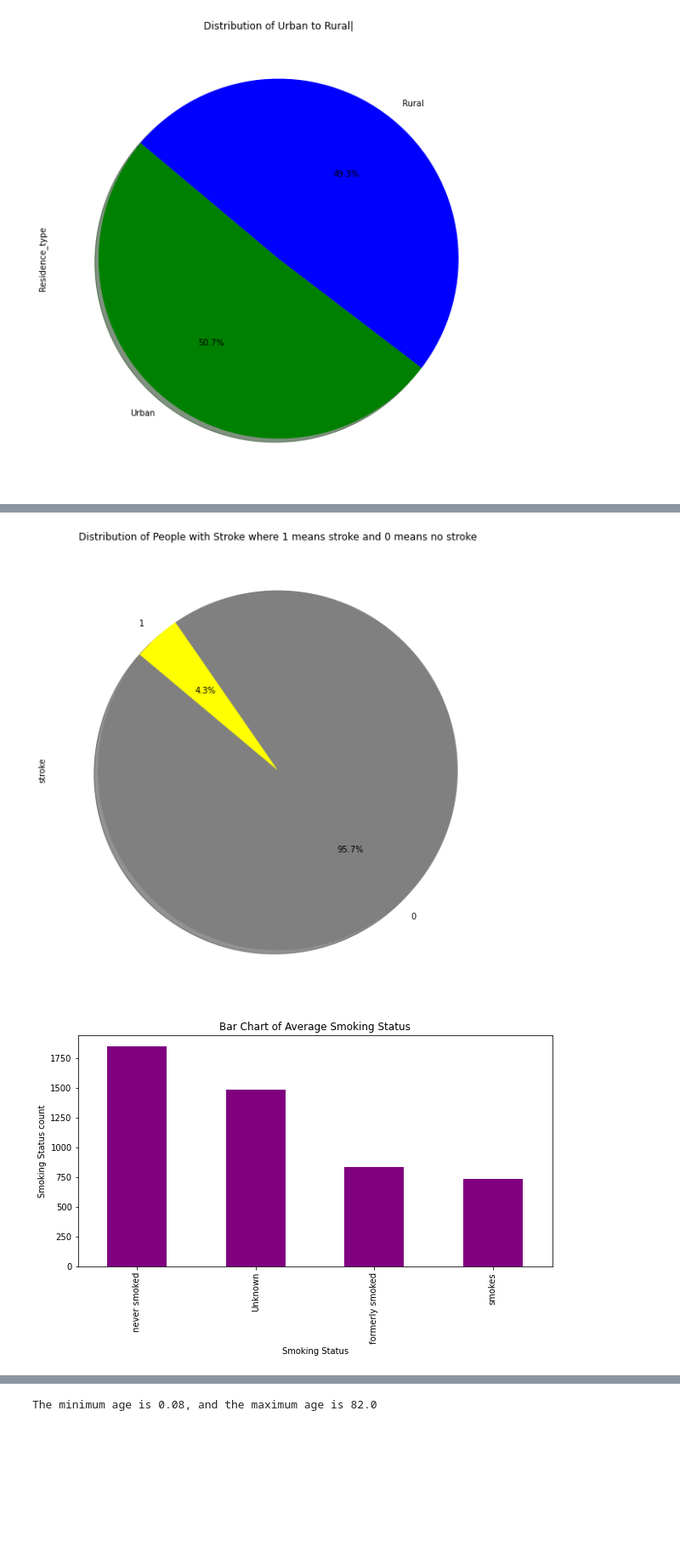
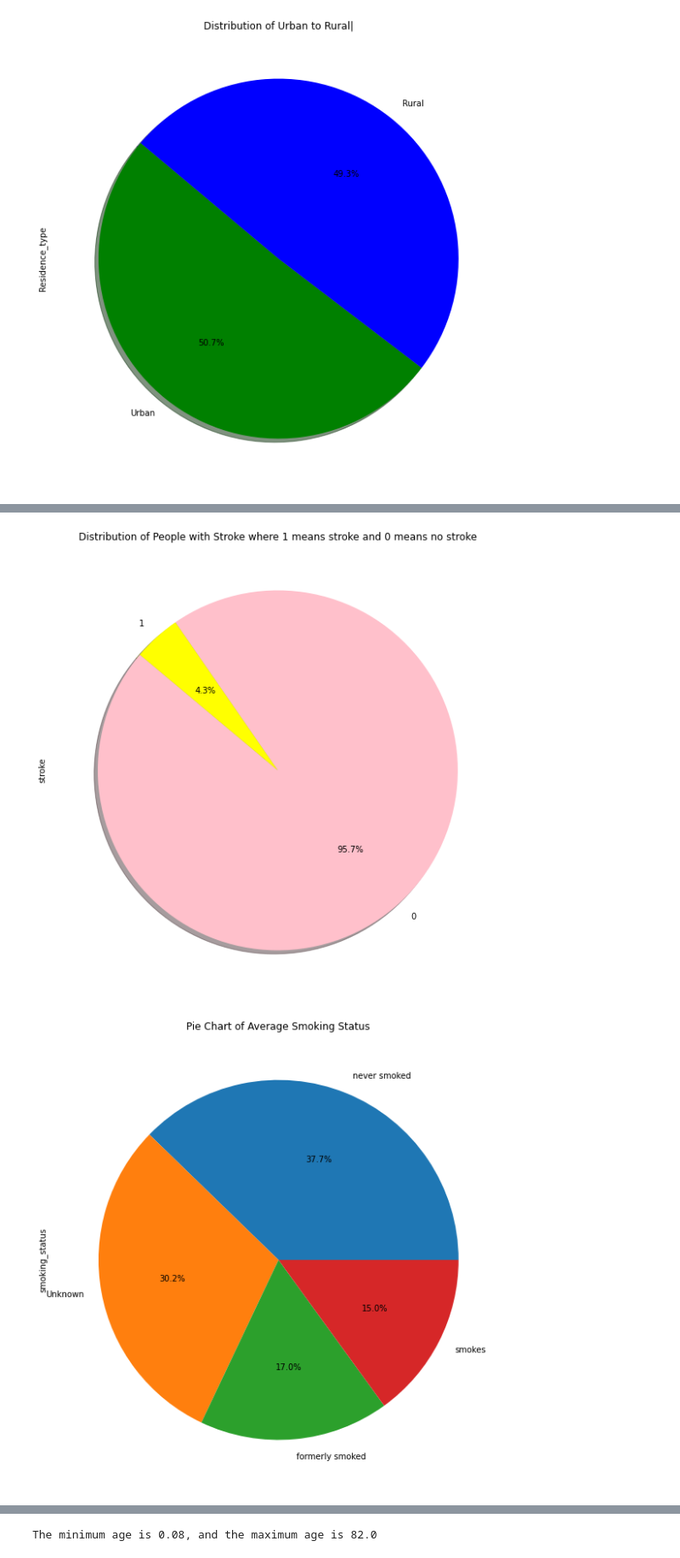
Before and after one commit to ruchisharma19/Project-4-Data-Doctors, a Jupyter notebook: Untitled.ipynb, the cells around one changed output, grey strips where cells are left out. Shown at 85% size. Saved outputs shown, nothing was run; the diff lists cells and outputs as text; code cells hidden in the pictures; blank space fills up the shorter version.

Commit message:
changed bar charts to pie charts

```diff
--- a/Untitled.ipynb
+++ b/Untitled.ipynb
@@ -165,7 +167,7 @@ plt.savefig("./images/ever_married_pie_chart.png")
 #Pie chart showing the percentage distribution of people with stroke
 plotting_sex = stroke_df_new['stroke'].value_counts()
 
-colors = ['grey', 'yellow']
+colors = ['pink', 'yellow']
 
 label = ['Yes', 'No']
 plt.title('Distribution of People with Stroke where 1 means stroke and 0 means no stroke')
@@ -173,17 +175,16 @@ plotting_sex.plot(kind='pie',  autopct= "%1.1f%%", figsize=(20,10), colors = col
                    shadow = True,)
 plt.savefig("./images/stroke_pie_chart.png")
 # %% [output]
-[figure, old version]
+[figure, new version]
 # %%
-#plot a bar chart using pandas showing smoking status
+#plot a pie chart using pandas showing smoking status
 smoking_plot = stroke_df_new['smoking_status'].value_counts()
-smoking_plot.plot(kind='bar',figsize=(10,5), color='purple')
+smoking_plot.plot(kind='pie',figsize=(20, 10), autopct= "%1.1f%%")
 
 # set a title for the chart
-plt.title ("Bar Chart of Average Smoking Status")
-plt.xlabel("Smoking Status")
-plt.ylabel("Smoking Status count")
-plt.savefig("./images/smoking_status_bar_chart.png")
+plt.title ("Pie Chart of Average Smoking Status")
+
+plt.savefig("./images/smoking_status_pie_chart.png")
 # %% [output]
-[figure, old version]
+[figure, new version]
 # %%
```
Also changed, not shown: parts of 13 cells of this notebook, 7 other files.
